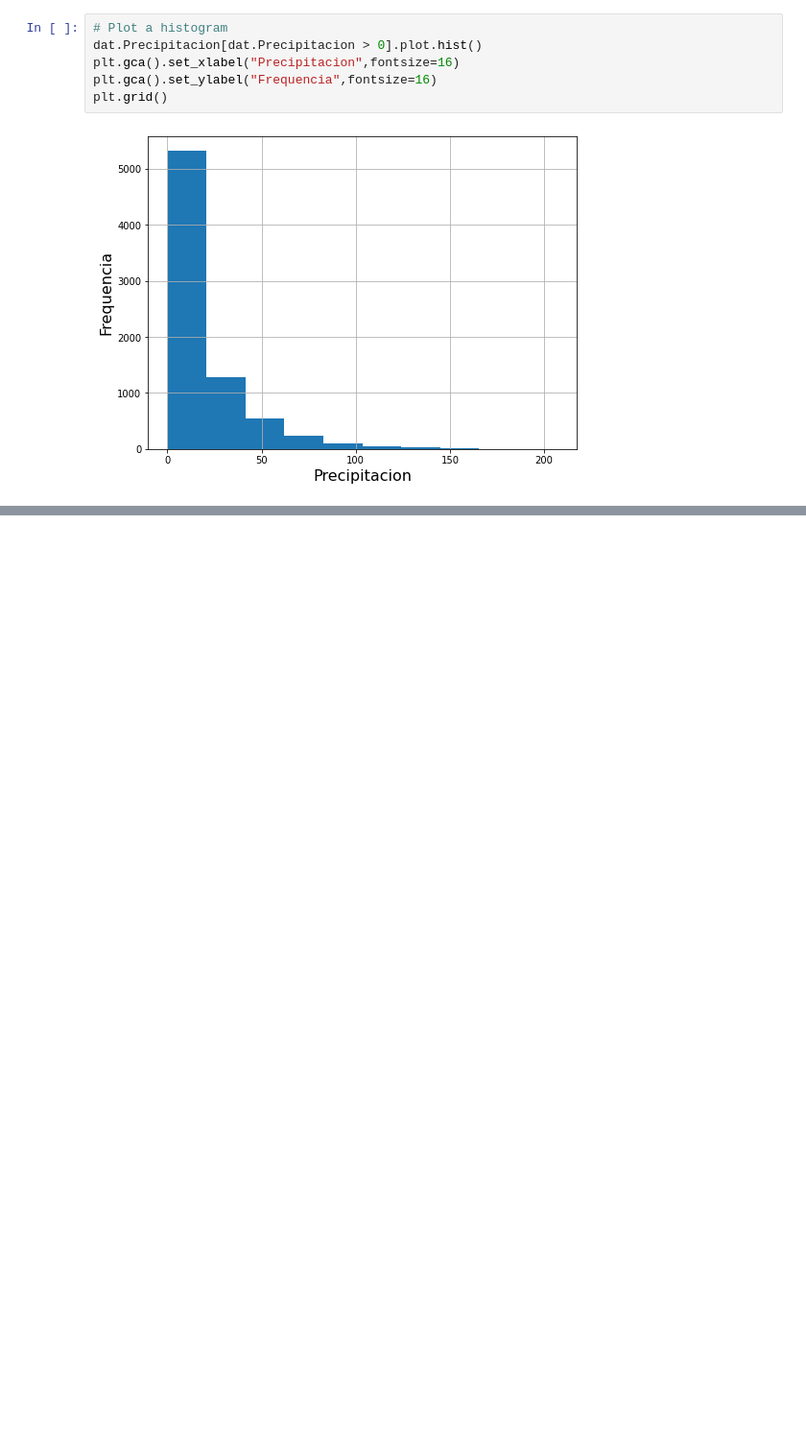
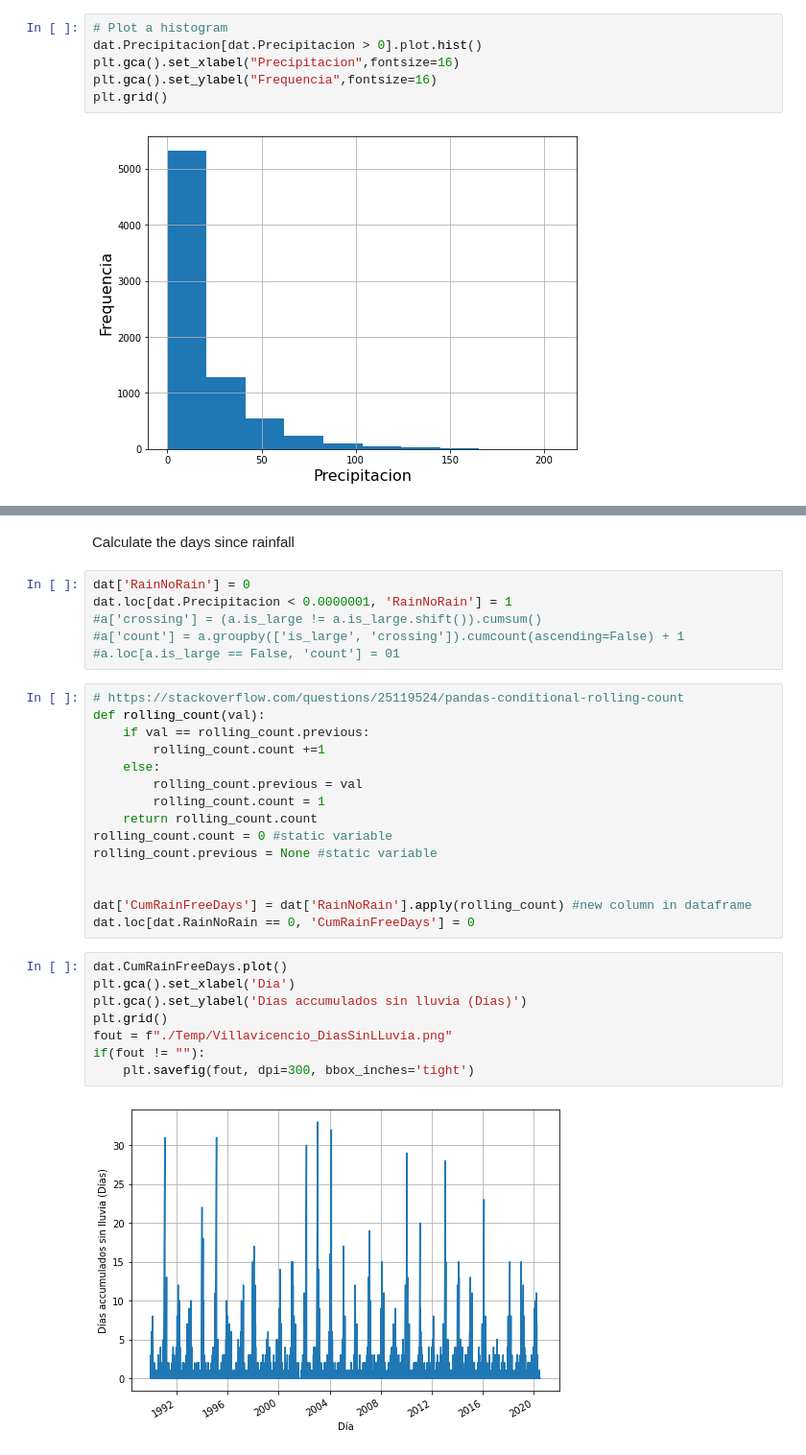
Before and after one commit to wmjolly/SAR-Colombia, a Jupyter notebook: SAR-CO-Example.ipynb, the cells around one changed output, grey strips where cells are left out. Shown at 96% size. Saved outputs shown, nothing was run; the diff lists cells and outputs as text; blank space fills up the shorter version.

```diff
--- a/SAR-CO-Example.ipynb
+++ b/SAR-CO-Example.ipynb
@@ -616,0 +617,33 @@ COAnalReg.plot(column="OBJECTID")
+# %% [markdown]
+Calculate the days since rainfall
+# %%
+dat['RainNoRain'] = 0
+dat.loc[dat.Precipitacion < 0.0000001, 'RainNoRain'] = 1
+#a['crossing'] = (a.is_large != a.is_large.shift()).cumsum()
+#a['count'] = a.groupby(['is_large', 'crossing']).cumcount(ascending=False) + 1
+#a.loc[a.is_large == False, 'count'] = 01
+# %%
+# https://stackoverflow.com/questions/25119524/pandas-conditional-rolling-count
+def rolling_count(val):
+    if val == rolling_count.previous:
+        rolling_count.count +=1
+    else:
+        rolling_count.previous = val
+        rolling_count.count = 1
+    return rolling_count.count
+rolling_count.count = 0 #static variable
+rolling_count.previous = None #static variable
+
+
+dat['CumRainFreeDays'] = dat['RainNoRain'].apply(rolling_count) #new column in dataframe
+dat.loc[dat.RainNoRain == 0, 'CumRainFreeDays'] = 0
+# %%
+dat.CumRainFreeDays.plot()
+plt.gca().set_xlabel('Día')
+plt.gca().set_ylabel('Días accumulados sin lluvia (Días)')
+plt.grid()
+fout = f"./Temp/Villavicencio_DiasSinLLuvia.png"
+if(fout != ""):
+    plt.savefig(fout, dpi=300, bbox_inches='tight')
+# %% [output]
+[figure, added]
```
Also changed, not shown: parts of 65 cells of this notebook.
